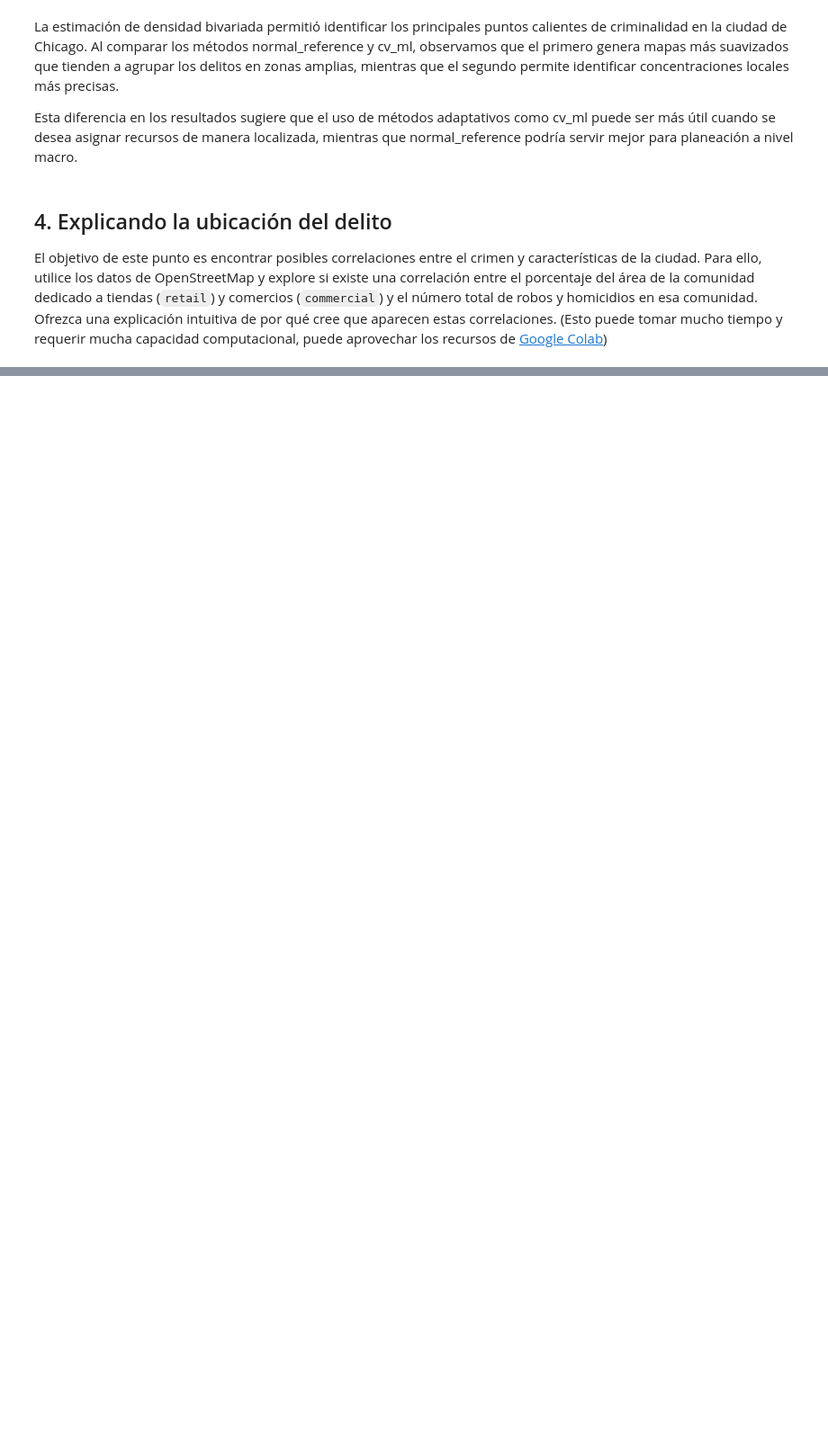
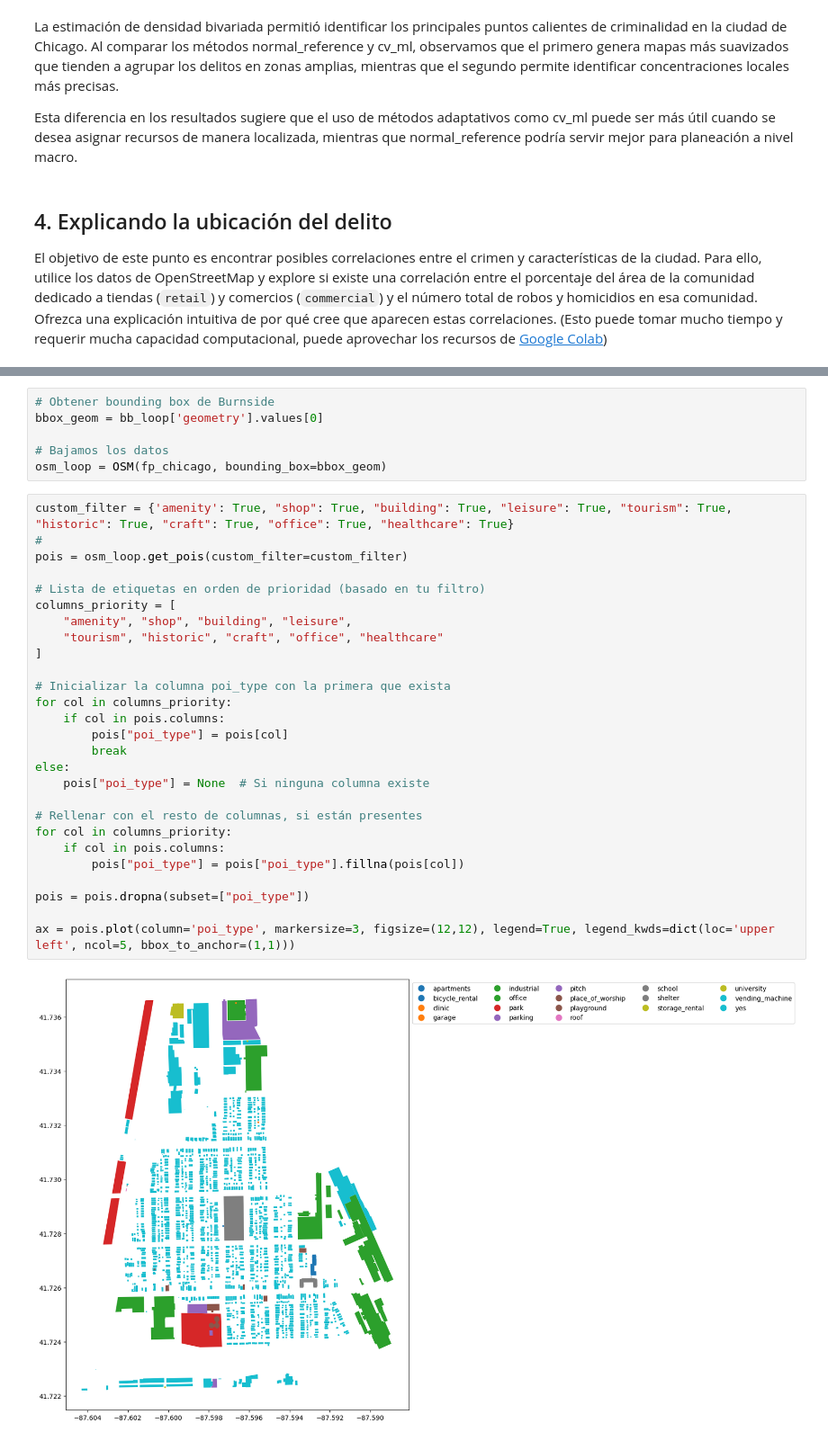
Before and after one commit to sebastian23escobar/Aprendizaje_no_supervisado, a Jupyter notebook: Taller4/S7_LC_Taller_Geograficos_KDE.ipynb, the cells around one changed output, grey strips where cells are left out. Shown at 90% size. Saved outputs shown, nothing was run; the diff lists cells and outputs as text; blank space fills up the shorter version.

Commit message:
primera parte 4

```diff
--- a/Taller4/S7_LC_Taller_Geograficos_KDE.ipynb
+++ b/Taller4/S7_LC_Taller_Geograficos_KDE.ipynb
@@ -502,0 +530,35 @@ El objetivo de este punto es encontrar posibles correlaciones  entre el crimen y
+# %%
+# Obtener bounding box de Burnside
+bbox_geom = bb_loop['geometry'].values[0]
+
+# Bajamos los datos
+osm_loop = OSM(fp_chicago, bounding_box=bbox_geom)
+# %%
+custom_filter = {'amenity': True, "shop": True, "building": True, "leisure": True, "tourism": True, "historic": True, "craft": True, "office": True, "healthcare": True}
+#
+pois = osm_loop.get_pois(custom_filter=custom_filter)
+
+# Lista de etiquetas en orden de prioridad (basado en tu filtro)
+columns_priority = [
+    "amenity", "shop", "building", "leisure",
+    "tourism", "historic", "craft", "office", "healthcare"
+]
+
+# Inicializar la columna poi_type con la primera que exista
+for col in columns_priority:
+    if col in pois.columns:
+        pois["poi_type"] = pois[col]
+        break
+else:
+    pois["poi_type"] = None  # Si ninguna columna existe
+
+# Rellenar con el resto de columnas, si están presentes
+for col in columns_priority:
+    if col in pois.columns:
+        pois["poi_type"] = pois["poi_type"].fillna(pois[col])
+
+pois = pois.dropna(subset=["poi_type"])
+
+ax = pois.plot(column='poi_type', markersize=3, figsize=(12,12), legend=True, legend_kwds=dict(loc='upper left', ncol=5, bbox_to_anchor=(1,1)))
+# %% [output]
+[figure, added]
```
Also changed, not shown: parts of 6 cells of this notebook.
